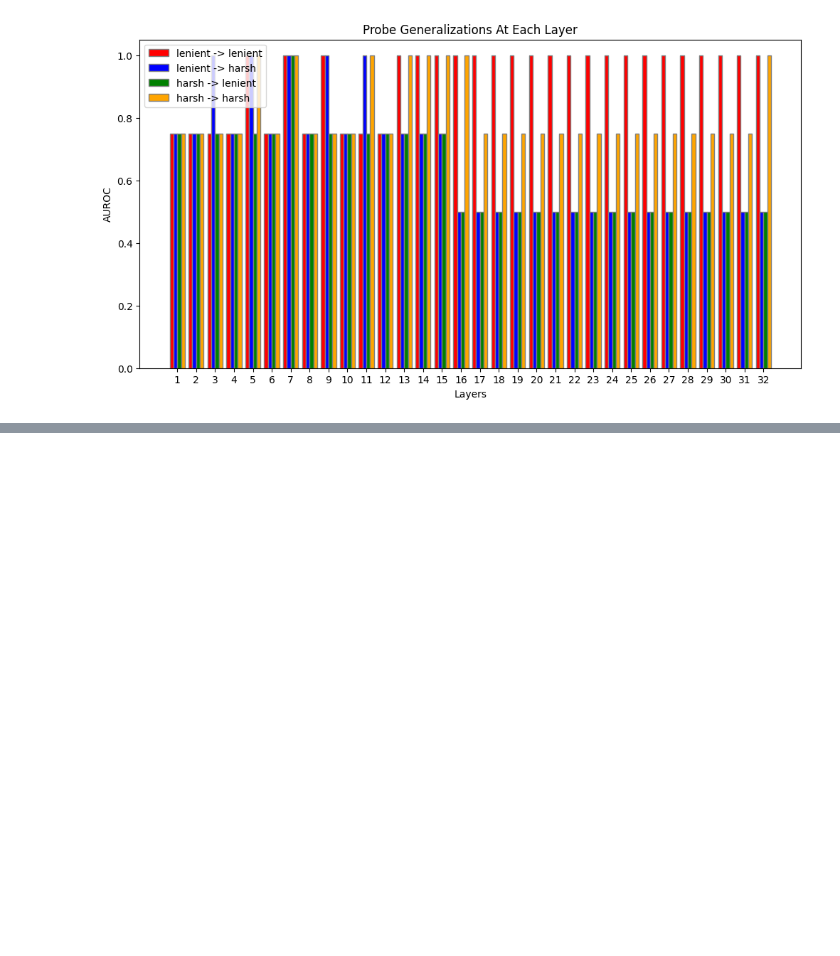
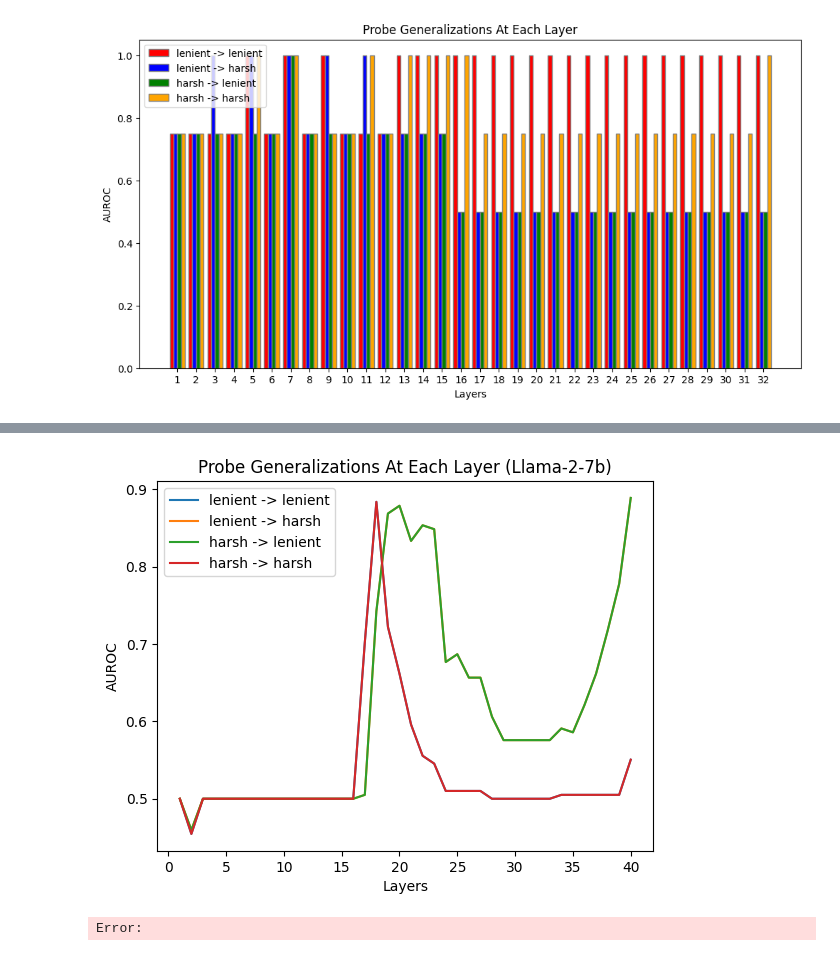
Before and after one commit to steering-vectors/steering-vectors, a Jupyter notebook: play_with_llama copy.ipynb, the cells around one changed output, grey strips where cells are left out. Cells and saved outputs as stored; diff of their text form; code cells hidden in the pictures; blank space fills up the shorter version.

```diff
--- a/play_with_llama copy.ipynb
+++ b/play_with_llama copy.ipynb
@@ -874,0 +977,24 @@ for seq in seq_judged_clean_by_p1_test:
+# %%
+import matplotlib.pyplot as plt
+
+layers = list(range(1, 41))
+
+# Plotting the AUROC values
+plt.plot(layers, layer_12_aurocs_p1_to_p1, label='lenient -> lenient')
+plt.plot(layers, layer_12_aurocs_p1_to_p2, label='lenient -> harsh')
+plt.plot(layers, layer_12_aurocs_p2_to_p2, label='harsh -> lenient')
+plt.plot(layers, layer_12_aurocs_p2_to_p1, label='harsh -> harsh')
+
+# Adding labels and title
+plt.xlabel('Layers')
+plt.ylabel('AUROC')
+plt.title('Probe Generalizations At Each Layer (Llama-2-7b)')
+
+# Adding legend
+plt.legend()
+
+# Displaying the plot
+plt.show()
+# %% [output]
+[figure, added]
+Error:
```
Also changed, not shown: parts of 10 cells of this notebook, 1 other file.
